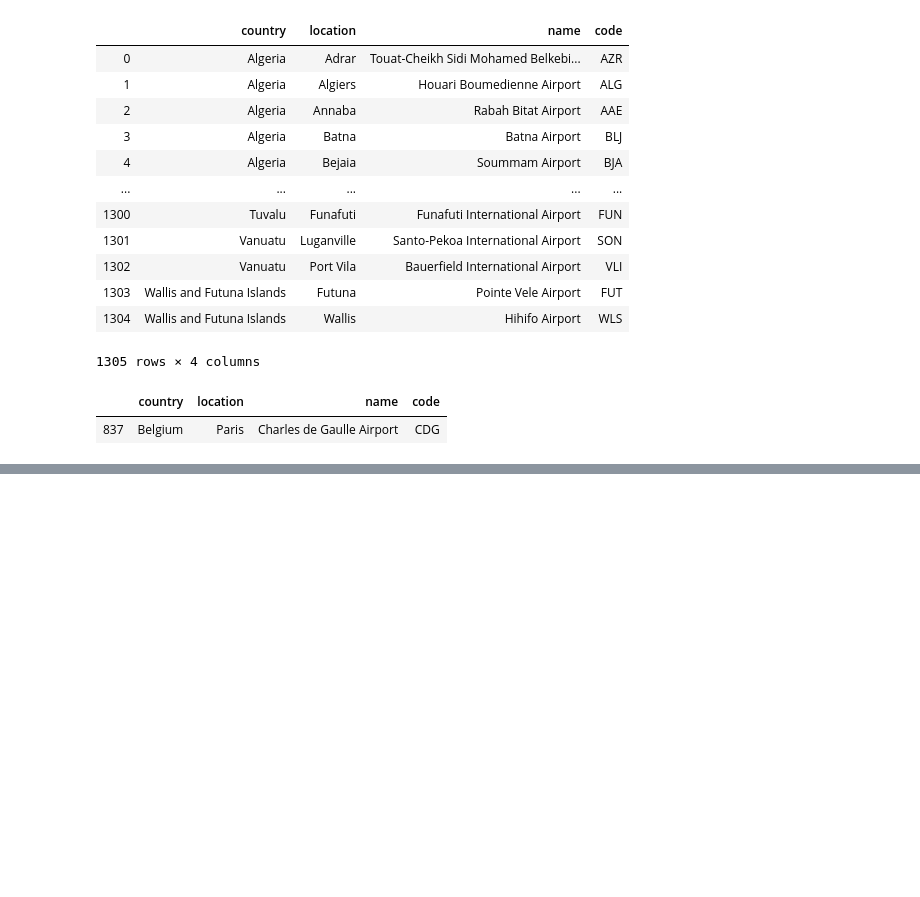
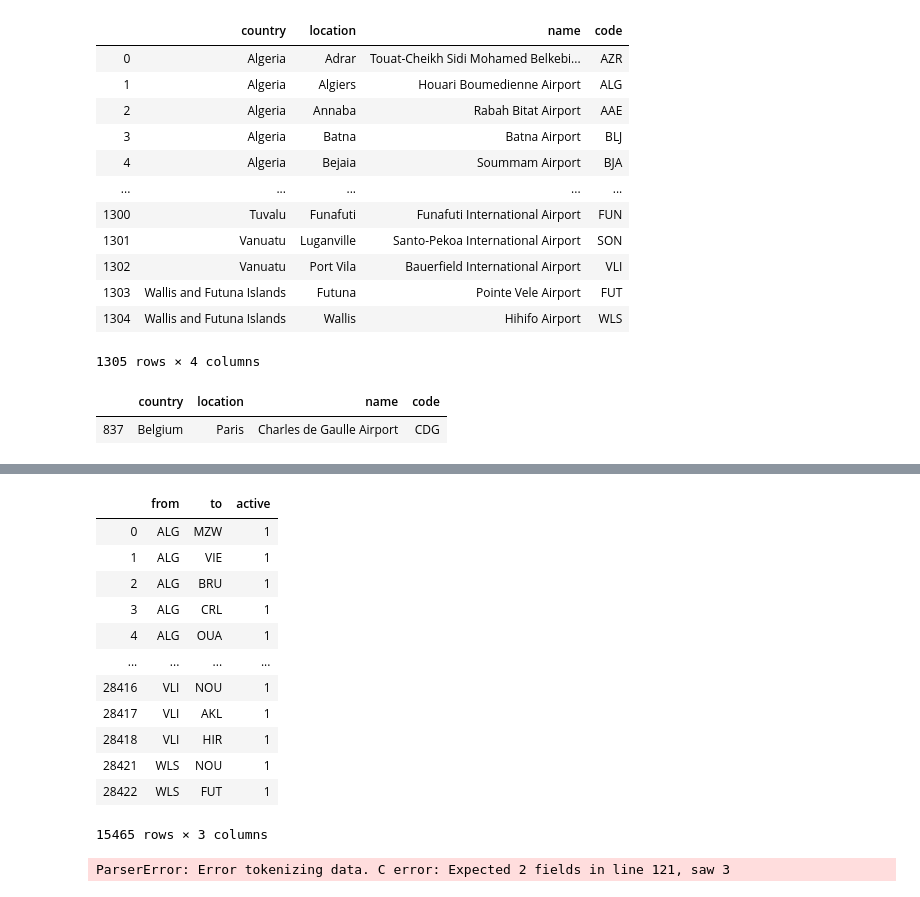
Before and after one commit to kruschev/Covid19, a Jupyter notebook: analysis/flight_analysis/Untitled.ipynb, the cells around one changed output, grey strips where cells are left out. Cells and saved outputs as stored; diff of their text form; code cells hidden in the pictures; blank space fills up the shorter version.

```diff
--- a/analysis/flight_analysis/Untitled.ipynb
+++ b/analysis/flight_analysis/Untitled.ipynb
@@ -70,0 +101,22 @@ air
+# %%
+fr = pd.read_json('flight_radar.json')
+# %%
+fr[fr['active']==1]
+# %% [output]
+|  | from | to | active |
+| 0 | ALG | MZW | 1 |
+| 1 | ALG | VIE | 1 |
+| 2 | ALG | BRU | 1 |
+| 3 | ALG | CRL | 1 |
+| 4 | ALG | OUA | 1 |
+| ... | ... | ... | ... |
+| 28416 | VLI | NOU | 1 |
+| 28417 | VLI | AKL | 1 |
+| 28418 | VLI | HIR | 1 |
+| 28421 | WLS | NOU | 1 |
+| 28422 | WLS | FUT | 1 |
+15465 rows × 3 columns
+# %%
+x = pd.read_csv('test.csv')
+# %% [output]
+ParserError: Error tokenizing data. C error: Expected 2 fields in line 121, saw 3
```
Also changed, not shown: parts of 14 cells of this notebook, 12 other files.
